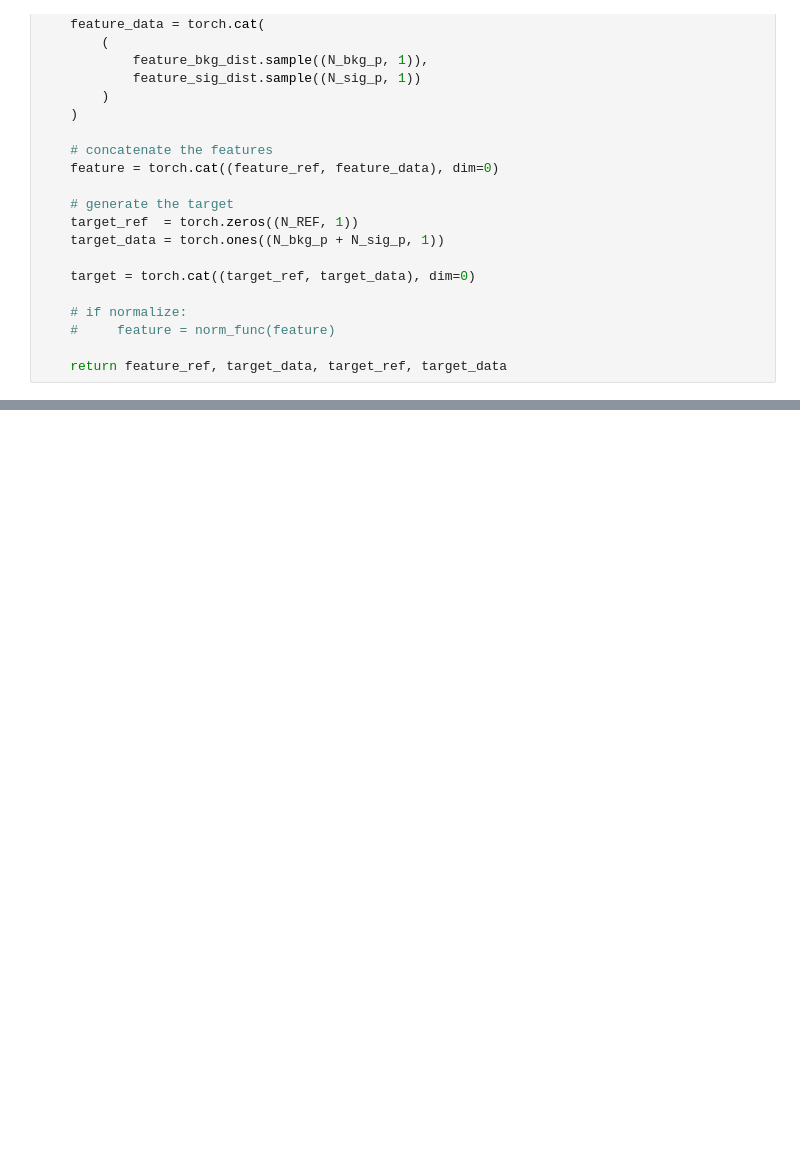
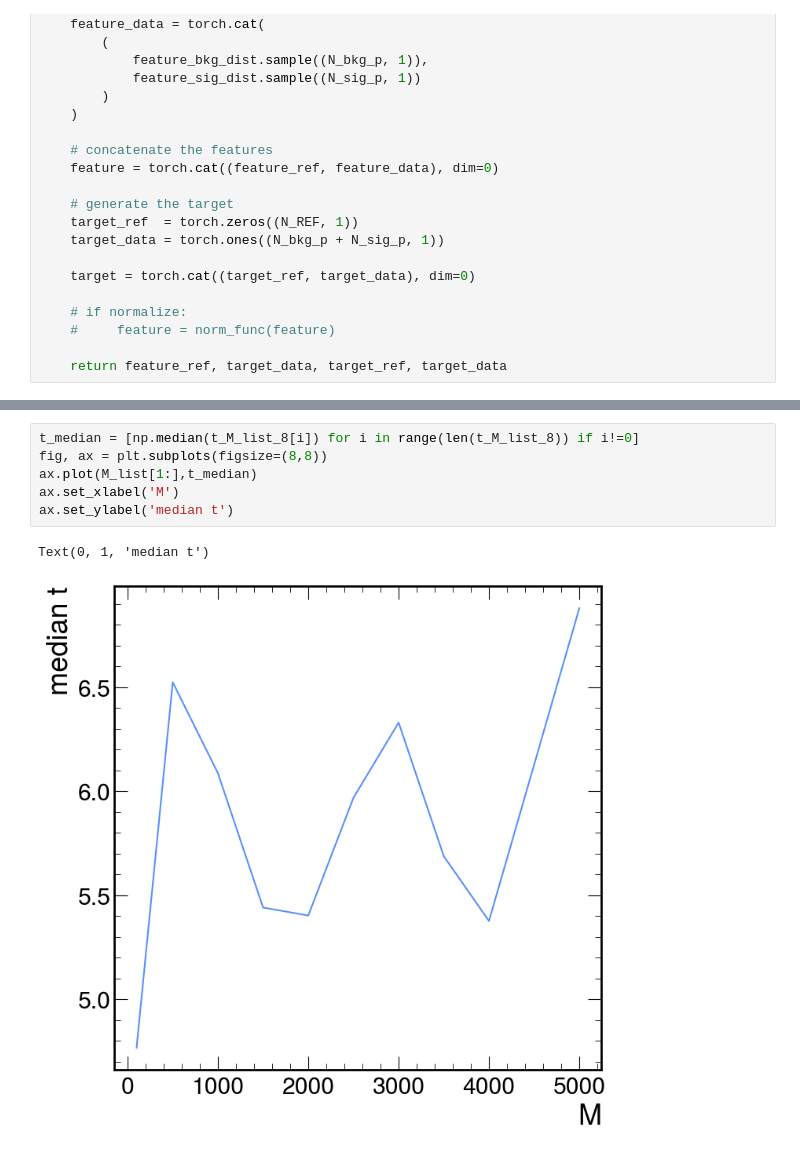
Before and after one commit to PietroCappelli/NPLM-Falkon, a Jupyter notebook: 1D_notebook.ipynb, the cells around one changed output, grey strips where cells are left out. Saved outputs shown, nothing was run; the diff lists cells and outputs as text; blank space fills up the shorter version.

```diff
--- a/1D_notebook.ipynb
+++ b/1D_notebook.ipynb
@@ -492,0 +396,9 @@ print(np.median(distances))
+# %%
+t_median = [np.median(t_M_list_8[i]) for i in range(len(t_M_list_8)) if i!=0]
+fig, ax = plt.subplots(figsize=(8,8))
+ax.plot(M_list[1:],t_median)
+ax.set_xlabel('M')
+ax.set_ylabel('median t')
+# %% [output]
+Text(0, 1, 'median t')
+[figure, added]
```
Also changed, not shown: parts of 31 cells of this notebook, 2 other files.
